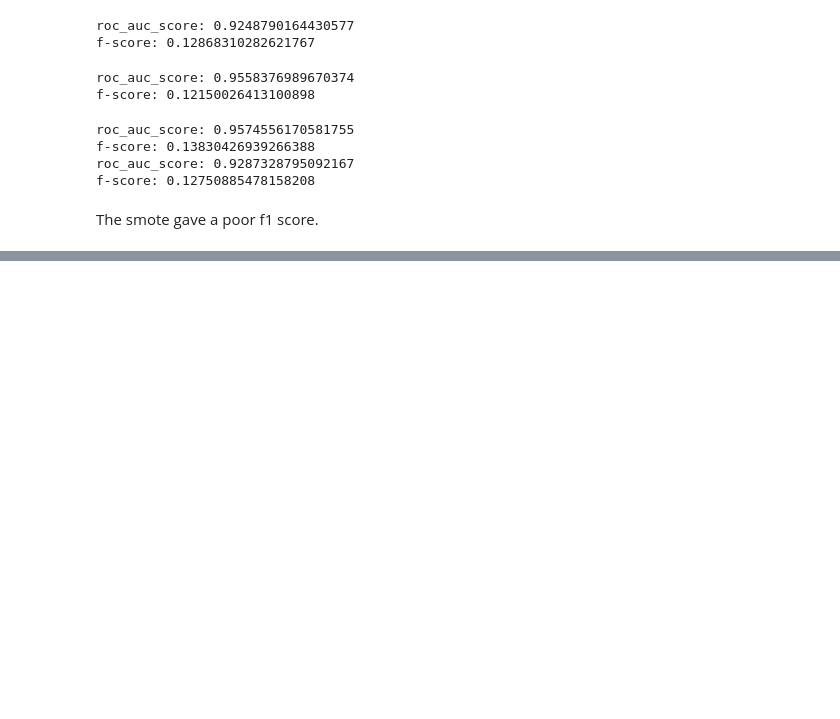
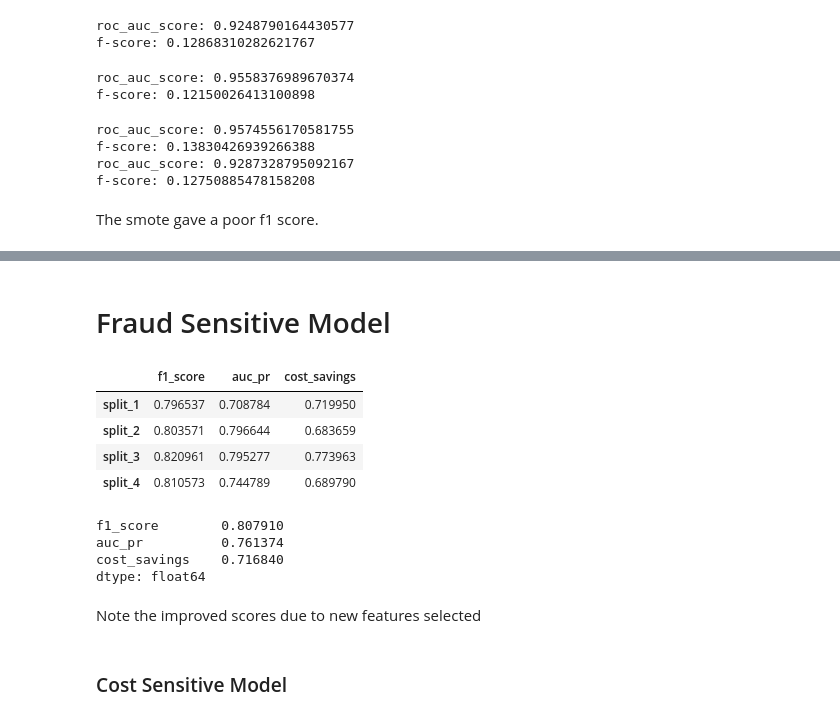
Before and after one commit to HamoyeHQ/g01-fraud-detection, a Jupyter notebook: model/ML models/SVM (linear kernel).ipynb, the cells around one changed output, grey strips where cells are left out. Drawn from its saved outputs; the diff is of its cells as text; code cells hidden in the pictures; blank space fills up the shorter version.

```diff
--- a/model/ML models/SVM (linear kernel).ipynb
+++ b/model/ML models/SVM (linear kernel).ipynb
@@ -424,0 +496,2 @@ The smote gave a poor f1 score.
+# %%
+important_feats = list((important.loc[important.Score  > 14.0, 'Spec']))
@@ -424,0 +522,2 @@ The smote gave a poor f1 score.
+# %%
+new_df = data[important_feats]
@@ -424,0 +540,29 @@ The smote gave a poor f1 score.
+# %% [markdown]
+# Fraud Sensitive Model
+# %%
+standard = StandardScaler()
+scaled = standard.fit_transform(new_df)
+# %%
+fraud_sensitive_scores = cross_validate(model, scaled, y,
+                                        scoring=['f1', 'average_precision'],
+                                        cv=cv, n_jobs=4, return_estimator=True)
+# %%
+fraud_sensitive_results = get_metric_scores(fraud_sensitive_scores,scaled,y)
+fraud_sensitive_results
+# %% [output]
+|  | f1_score | auc_pr | cost_savings |
+| split_1 | 0.796537 | 0.708784 | 0.719950 |
+| split_2 | 0.803571 | 0.796644 | 0.683659 |
+| split_3 | 0.820961 | 0.795277 | 0.773963 |
+| split_4 | 0.810573 | 0.744789 | 0.689790 |
+# %%
+fraud_sensitive_results.mean()
+# %% [output]
+f1_score        0.807910
+auc_pr          0.761374
+cost_savings    0.716840
+dtype: float64
+# %% [markdown]
+Note the improved scores due to new features selected
+# %% [markdown]
+### Cost Sensitive Model
```
Also changed, not shown: parts of 55 cells of this notebook.
